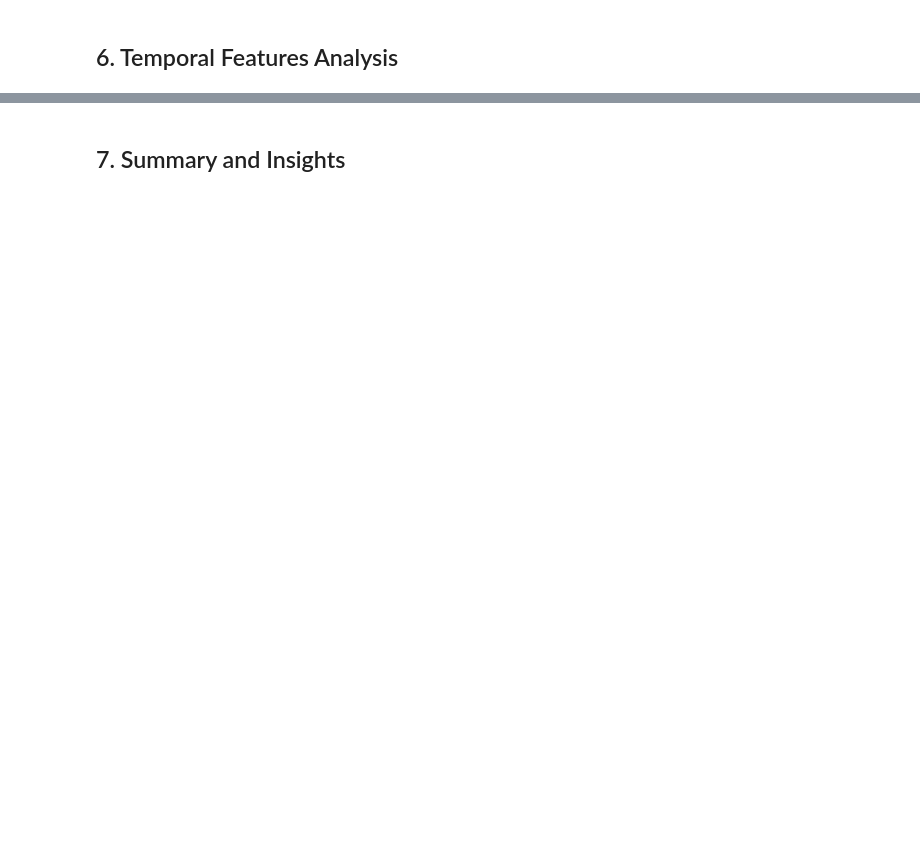
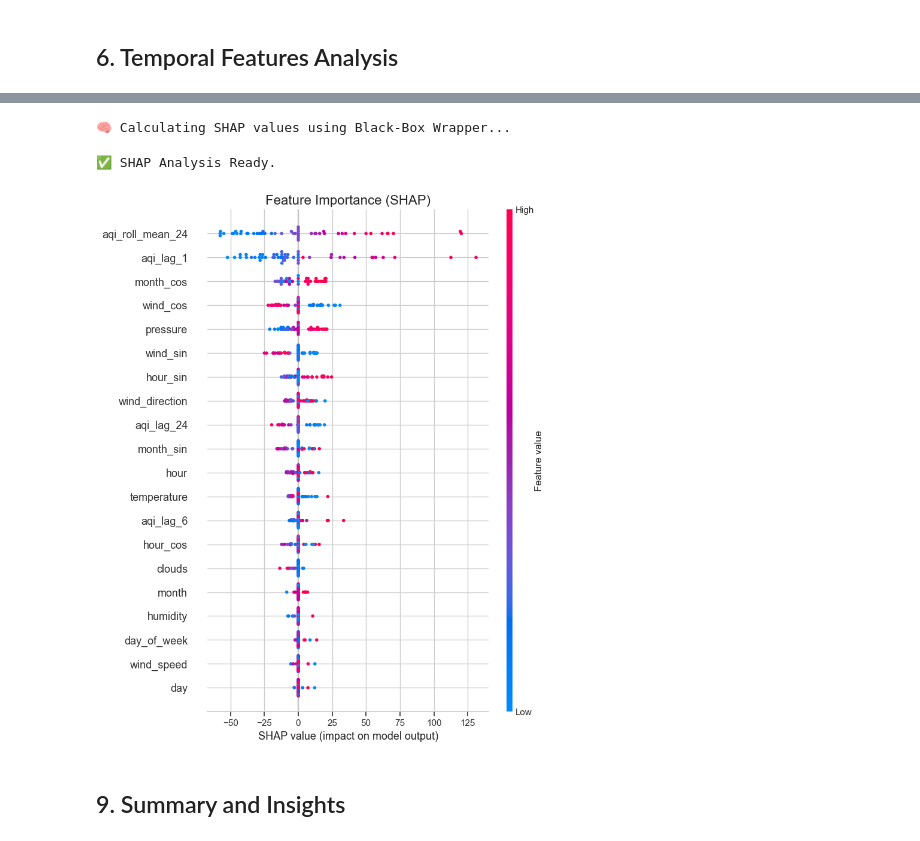
Before and after one commit to abdullahfayyaz/Lahore_AQI_Predictor, a Jupyter notebook: notebooks/eda.ipynb, the cells around one changed output, grey strips where cells are left out. Drawn from its saved outputs; the diff is of its cells as text; code cells hidden in the pictures; blank space fills up the shorter version.

```diff
--- a/notebooks/eda.ipynb
+++ b/notebooks/eda.ipynb
@@ -278,5 +488,48 @@ if len(available_temporal) > 0:
+# %%
+if model:
+    # Prepare Data
+    X = df.drop(columns=['aqi'], errors='ignore')
+
+    # Create small samples (KernelExplainer is slow)
+    X_background = X.sample(n=min(50, len(X)), random_state=42)
+    X_explain = X.sample(n=min(50, len(X)), random_state=42)
+
+    print("🧠 Calculating SHAP values using Black-Box Wrapper...")
+
+    # ✅ THE FIX: Create a wrapper function
+    # This function takes raw numbers from SHAP, puts the column names back
+    # (so the Pipeline is happy), and returns predictions.
+    def model_predict_wrapper(data_as_numpy_array):
+        # Convert numpy array back to DataFrame with correct column names
+        data_as_df = pd.DataFrame(data_as_numpy_array, columns=X.columns)
+        return model.predict(data_as_df)
+
+    try:
+        # 1. Initialize KernelExplainer with the WRAPPER, not the model itself
+        # We pass X_background as a DataFrame, but SHAP will convert it internally
+        explainer = shap.KernelExplainer(model_predict_wrapper, X_background)
+
+        # 2. Calculate SHAP values
+        # We pass X_explain, but SHAP will pass it as a numpy array to our wrapper
+        shap_values = explainer.shap_values(X_explain)
+
+        print("✅ SHAP Analysis Ready.")
+
+        # 3. Plot
+        plt.figure()
+        shap.summary_plot(shap_values, X_explain, show=False)
+        plt.title("Feature Importance (SHAP)", fontsize=16)
+        plt.tight_layout()
+        plt.show()
+
+    except Exception as e:
+        print(f"⚠️ SHAP Error: {e}")
+# %% [output]
+🧠 Calculating SHAP values using Black-Box Wrapper...
+✅ SHAP Analysis Ready.
+[figure, added]
 # %% [markdown]
-## 7. Summary and Insights
+## 9. Summary and Insights
 # %%
 print("=" * 60)
 print("EDA SUMMARY")
```
Also changed, not shown: parts of 15 cells of this notebook, 1 other file.
